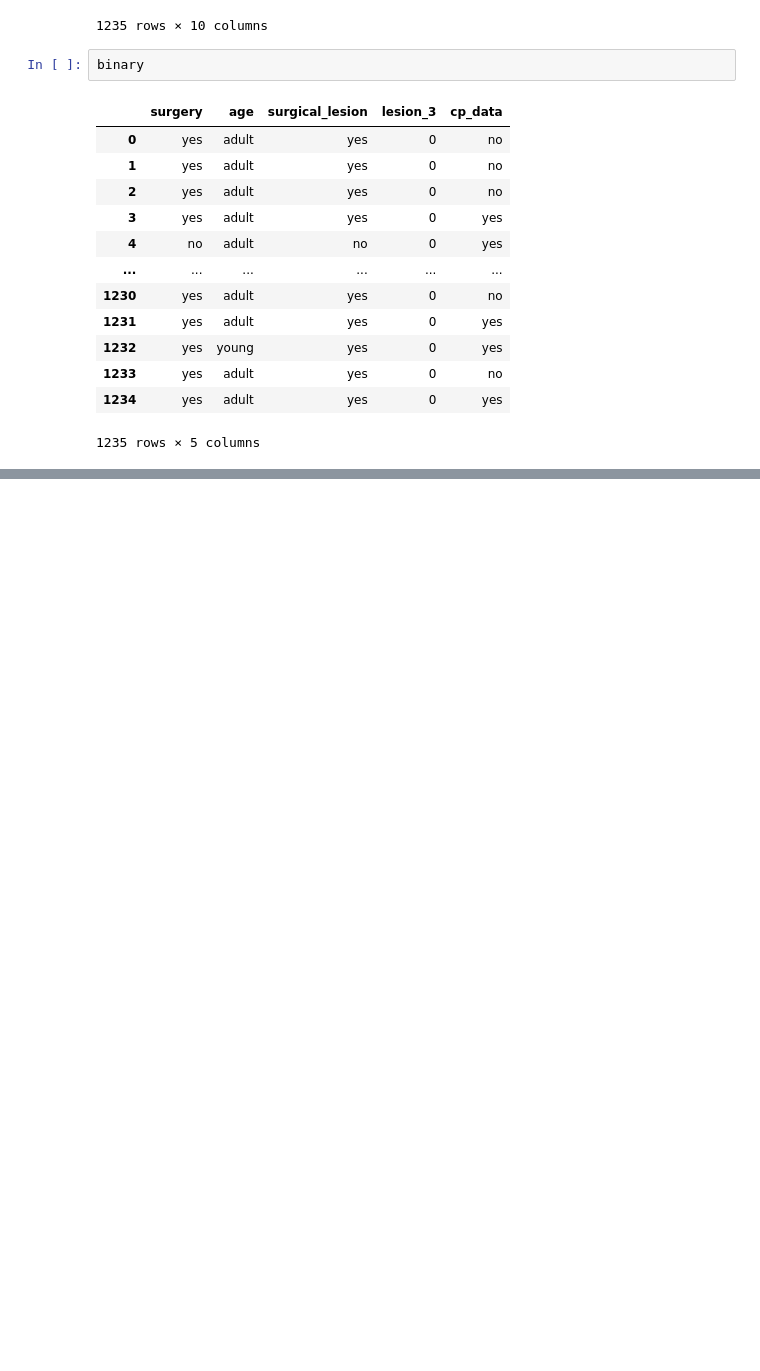
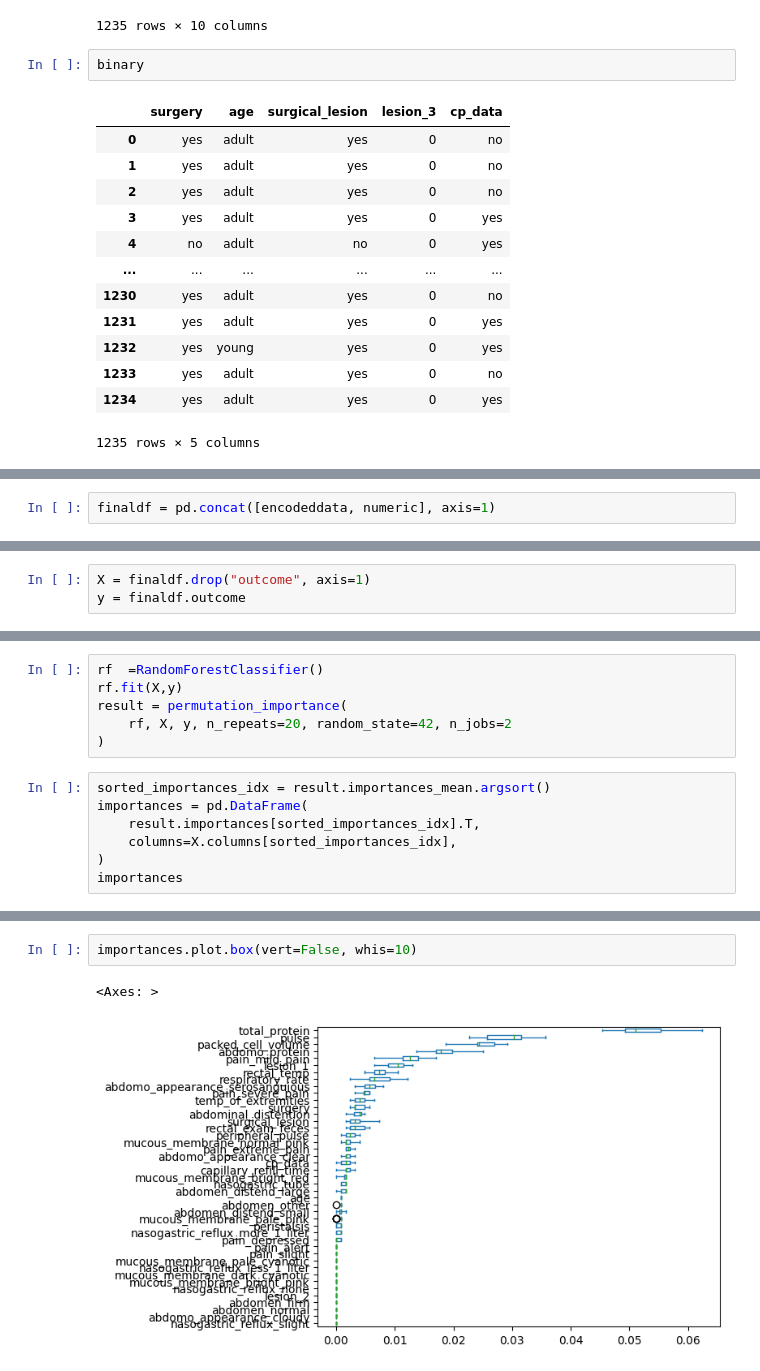
Before and after one commit to igyccmt/Kaggle_playground_horseData, a Jupyter notebook: Kaggle_PlayGround_Series_2023/Project_PlayGround.ipynb, the cells around one changed output, grey strips where cells are left out. Drawn from its saved outputs; the diff is of its cells as text; blank space fills up the shorter version.

```diff
--- a/Kaggle_PlayGround_Series_2023/Project_PlayGround.ipynb
+++ b/Kaggle_PlayGround_Series_2023/Project_PlayGround.ipynb
@@ -251,0 +421,2 @@ columns2
+# %%
+finaldf = pd.concat([encodeddata, numeric], axis=1)
@@ -251,0 +439,3 @@ columns2
+# %%
+X = finaldf.drop("outcome", axis=1)
+y = finaldf.outcome
@@ -251,0 +447,13 @@ columns2
+# %%
+rf  =RandomForestClassifier()
+rf.fit(X,y)
+result = permutation_importance(
+    rf, X, y, n_repeats=20, random_state=42, n_jobs=2
+)
+# %%
+sorted_importances_idx = result.importances_mean.argsort()
+importances = pd.DataFrame(
+    result.importances[sorted_importances_idx].T,
+    columns=X.columns[sorted_importances_idx],
+)
+importances
@@ -251,0 +479,5 @@ columns2
+# %%
+importances.plot.box(vert=False, whis=10)
+# %% [output]
+<Axes: >
+[figure, added]
```
Also changed, not shown: parts of 78 cells of this notebook.
